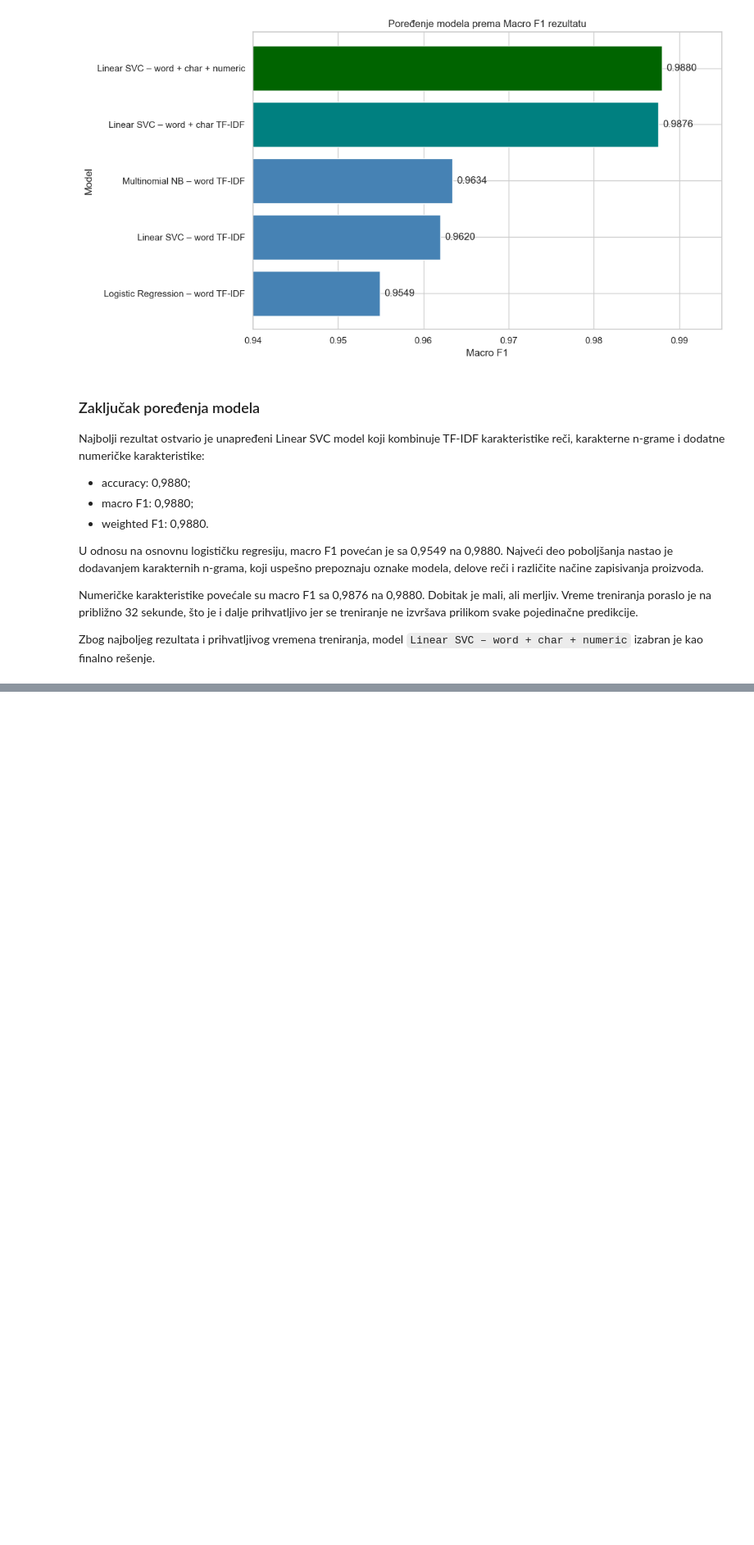
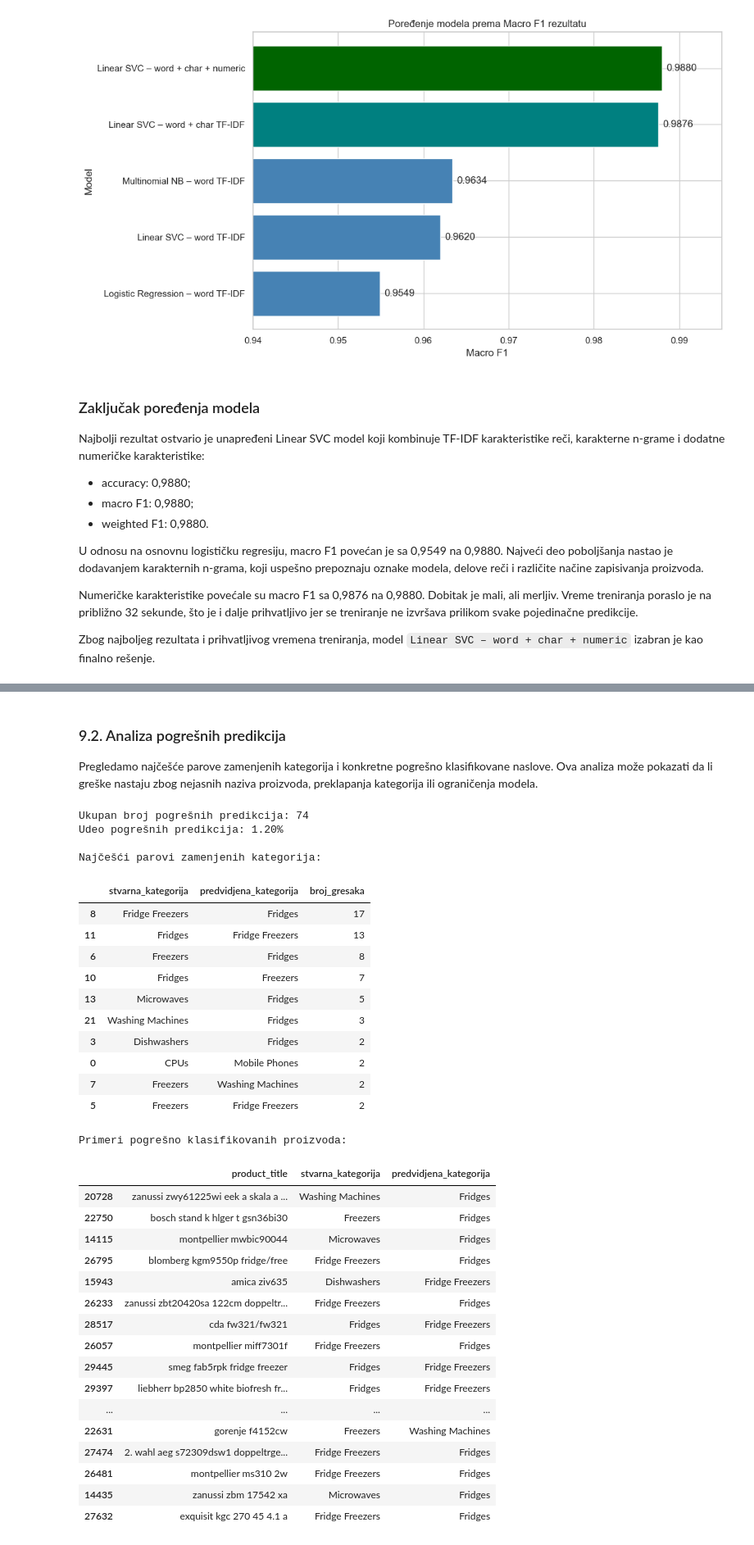
Before and after one commit to stefanstojanovic994/product-category-classifier, a Jupyter notebook: notebooks/product_category_classification.ipynb, the cells around one changed output, grey strips where cells are left out. Shown at 82% size. Drawn from its saved outputs; the diff is of its cells as text; code cells hidden in the pictures; blank space fills up the shorter version.

```diff
--- a/notebooks/product_category_classification.ipynb
+++ b/notebooks/product_category_classification.ipynb
@@ -1356,0 +1430,80 @@ Zbog najboljeg rezultata i prihvatljivog vremena treniranja, model `Linear SVC
+# %% [markdown]
+### 9.2. Analiza pogrešnih predikcija
+
+Pregledamo najčešće parove zamenjenih kategorija i konkretne pogrešno klasifikovane naslove. Ova analiza može pokazati da li greške nastaju zbog nejasnih naziva proizvoda, preklapanja kategorija ili ograničenja modela.
+# %%
+# Kreiranje tabele sa test naslovima i rezultatima
+prediction_analysis = X_test[["product_title"]].copy()
+prediction_analysis["stvarna_kategorija"] = y_test
+prediction_analysis["predvidjena_kategorija"] = enhanced_svc_predictions
+
+# Izdvajanje samo pogrešnih predikcija
+misclassified_products = prediction_analysis[
+    prediction_analysis["stvarna_kategorija"]
+    != prediction_analysis["predvidjena_kategorija"]
+].copy()
+
+# Najčešći parovi pogrešno zamenjenih kategorija
+confusion_pairs = (
+    misclassified_products
+    .groupby(
+        ["stvarna_kategorija", "predvidjena_kategorija"]
+    )
+    .size()
+    .reset_index(name="broj_gresaka")
+    .sort_values("broj_gresaka", ascending=False)
+)
+
+print(f"Ukupan broj pogrešnih predikcija: {len(misclassified_products)}")
+print(
+    f"Udeo pogrešnih predikcija: "
+    f"{len(misclassified_products) / len(y_test) * 100:.2f}%"
+)
+
+print("\nNajčešći parovi zamenjenih kategorija:")
+display(confusion_pairs.head(10))
+
+print("\nPrimeri pogrešno klasifikovanih proizvoda:")
+display(
+    misclassified_products[
+        [
+            "product_title",
+            "stvarna_kategorija",
+            "predvidjena_kategorija"
+        ]
+    ].head(20)
+)
+# %% [output]
+Ukupan broj pogrešnih predikcija: 74
+Udeo pogrešnih predikcija: 1.20%
+
+Najčešći parovi zamenjenih kategorija:
+|  | stvarna_kategorija | predvidjena_kategorija | broj_gresaka |
+| 8 | Fridge Freezers | Fridges | 17 |
+| 11 | Fridges | Fridge Freezers | 13 |
+| 6 | Freezers | Fridges | 8 |
+| 10 | Fridges | Freezers | 7 |
+| 13 | Microwaves | Fridges | 5 |
+| 21 | Washing Machines | Fridges | 3 |
+| 3 | Dishwashers | Fridges | 2 |
+| 0 | CPUs | Mobile Phones | 2 |
+| 7 | Freezers | Washing Machines | 2 |
+| 5 | Freezers | Fridge Freezers | 2 |
+Primeri pogrešno klasifikovanih proizvoda:
+|  | product_title | stvarna_kategorija | predvidjena_kategorija |
+| 20728 | zanussi zwy61225wi eek a skala a ... | Washing Machines | Fridges |
+| 22750 | bosch stand k hlger t gsn36bi30 | Freezers | Fridges |
+| 14115 | montpellier mwbic90044 | Microwaves | Fridges |
+| 26795 | blomberg kgm9550p fridge/free | Fridge Freezers | Fridges |
+| 15943 | amica ziv635 | Dishwashers | Fridge Freezers |
+| 26233 | zanussi zbt20420sa 122cm doppeltr... | Fridge Freezers | Fridges |
+| 28517 | cda fw321/fw321 | Fridges | Fridge Freezers |
+| 26057 | montpellier miff7301f | Fridge Freezers | Fridges |
+| 29445 | smeg fab5rpk fridge freezer | Fridges | Fridge Freezers |
+| 29397 | liebherr bp2850 white biofresh fr... | Fridges | Fridge Freezers |
+| ... | ... | ... | ... |
+| 22631 | gorenje f4152cw | Freezers | Washing Machines |
+| 27474 | 2. wahl aeg s72309dsw1 doppeltrge... | Fridge Freezers | Fridges |
+| 26481 | montpellier ms310 2w | Fridge Freezers | Fridges |
+| 14435 | zanussi zbm 17542 xa | Microwaves | Fridges |
+| 27632 | exquisit kgc 270 45 4.1 a | Fridge Freezers | Fridges |
```
Also changed, not shown: parts of 12 cells of this notebook.
